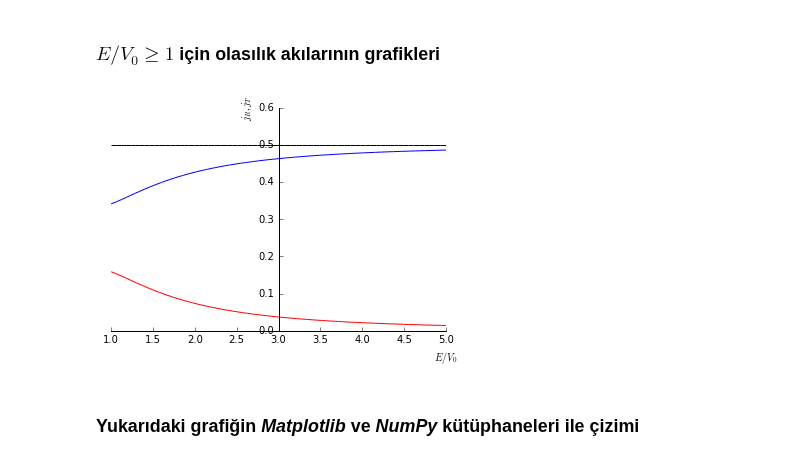
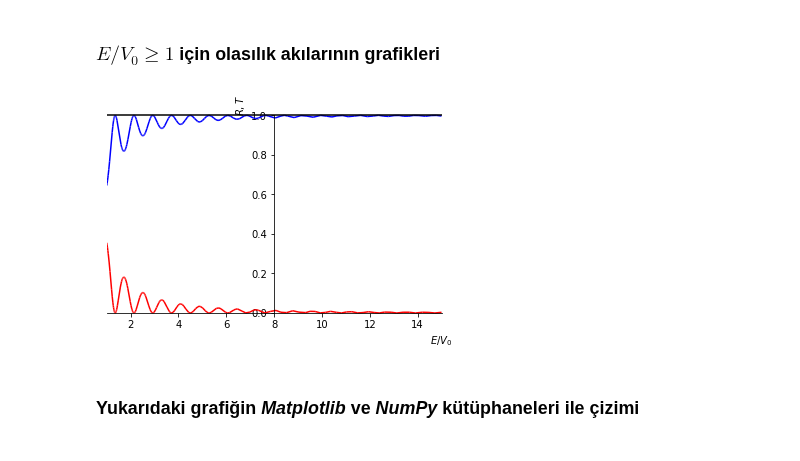
Before and after one commit to mkarakoc/Kuantum_Fizigi, a Jupyter notebook: programlar/SonluKuyuPotansiyeli.ipynb, the cells around one changed output. Saved outputs shown, nothing was run; the diff lists cells and outputs as text; code cells hidden in the pictures.

```diff
--- a/programlar/SonluKuyuPotansiyeli.ipynb
+++ b/programlar/SonluKuyuPotansiyeli.ipynb
@@ -14,7 +14,7 @@ x = symbols('x', real=True)
 hbar, m = symbols('hbar, m', real=True, positive=True)
 En, V_0, k, q = symbols('En, V_0, k, q', real=True, positive=True)
 a = symbols('a', real=True, positive=True)
-A, B, R, T = symbols('A, B, R, T')
+A, B, R, T = symbols('A, B, A_R, A_T')
 
 u = Function('u')
 V = Function('V')
@@ -220,0 +223,13 @@ $$T = \frac{4 k q e^{i a \left(- 2 k + 2 q\right)}}{- k^{2} e^{4 i a q} + k^{2}
+# %%
+jI = hbar*k/m
+jR = hbar*k/m * simplify(solR*conjugate(solR))
+jT = hbar*k/m * simplify(solT*conjugate(solT))
+lprint("j_I =", jI)
+lprint("j_R =", jR)
+lprint("j_T =", jT)
+
+
+R = jR/jI
+T = jT/jI
+mprint(u"\\text{Yansıma katsayısı:} \\quad R = |j_R|/|J_I|")
+mprint(u"\\text{Geçme katsayısı:} \\quad T = |j_T|/|J_I|")
@@ -252,0 +256,7 @@ $$j_T =\frac{8 En \hbar^{3} x^{2} \left(x + 1\right)^{2} e^{\frac{2 i En a}{m x}
+# %%
+prms2 = {q:hbar**2/(2*m) * (x+1) * V_0, k:hbar**2/(2*m) * x * V_0}
+
+Rx = simplify(R.subs(prms2))
+Tx = simplify(T.subs(prms2))
+lprint("R =", Rx)
+lprint("T =", Tx)
@@ -253,19 +266,19 @@ $$j_T =\frac{8 En \hbar^{3} x^{2} \left(x + 1\right)^{2} e^{\frac{2 i En a}{m x}
 # %% [markdown]
 ### $E/V_0 \geq 1$ için olasılık akılarının grafikleri
 # %%
-prms = {hbar:1, m:1, En:1, a:1}
-jRxs = jRx.subs(prms)
-jTxs = jTx.subs(prms)
+prms3 = {hbar:1, m:1, V_0:2, a:2}
+Rxs = Rx.subs(prms3)
+Txs = Tx.subs(prms3)
 
-pl = [jRxs, jTxs, jRxs + jTxs, (x, 1 , 5)]
-p = plot(*pl, xlabel="$E/V_0$", ylabel= "$j_R, j_T$", show=False)
+pl = [Rxs, Txs, Rxs + Txs, (x, 1 , 15)]
+p = plot(*pl, xlabel="$E/V_0$", ylabel= "$R, T$", show=False)
 p[0].line_color="red"
 p[1].line_color="blue"
 p[2].line_color="black"
 
 p.show()
 # %% [output]
-[figure, old version]
+[figure, new version]
 # %% [markdown]
 ### Yukarıdaki grafiğin *Matplotlib* ve *NumPy* kütüphaneleri ile çizimi
 # %%
```
Also changed, not shown: parts of 31 cells of this notebook, 2 other files.
